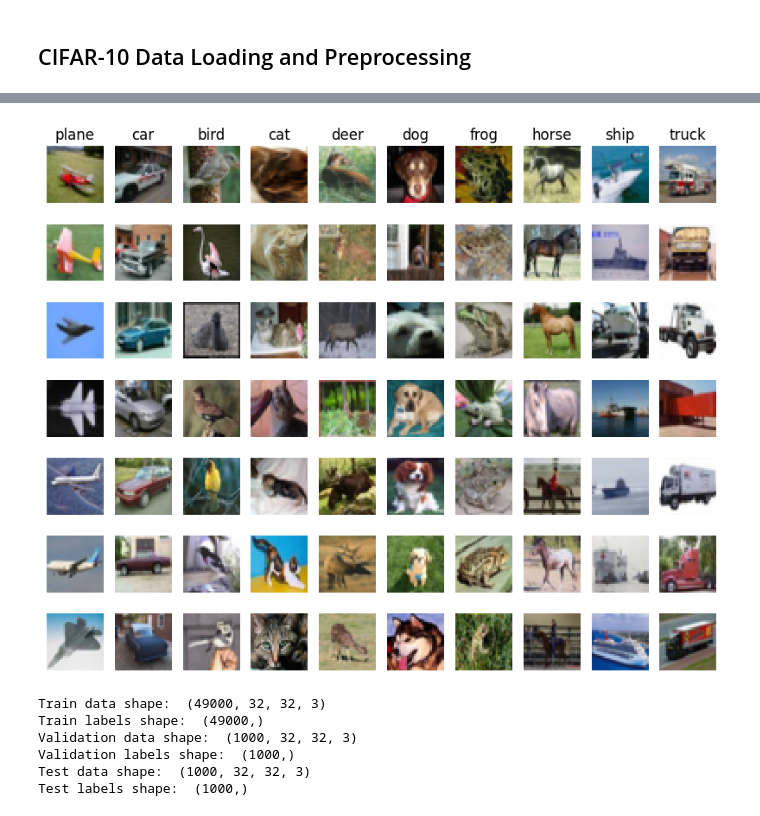
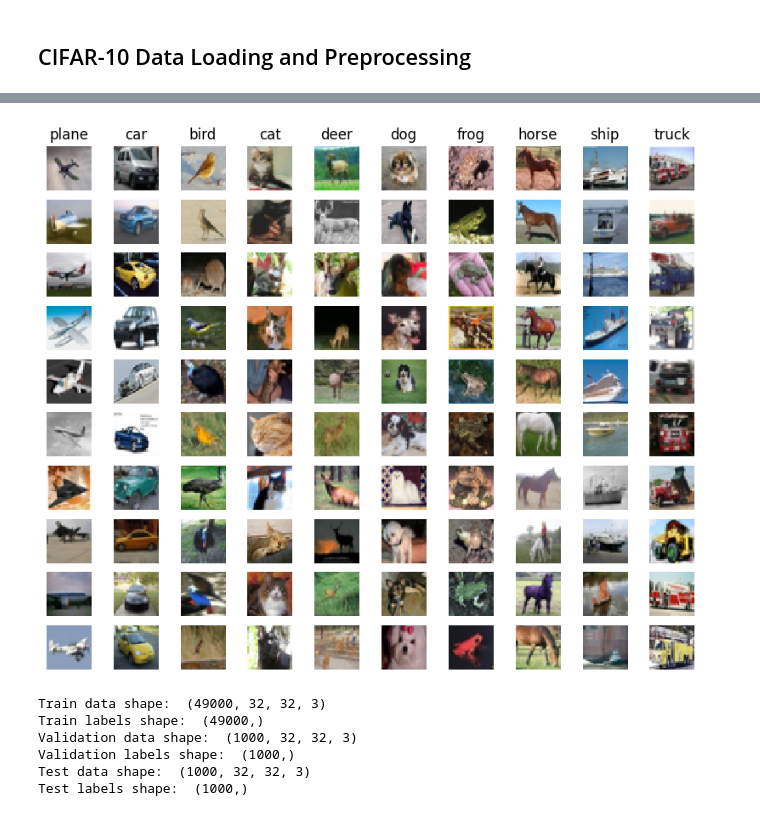
Before and after one commit to Dxy1307/CS231, a Jupyter notebook: assignments/assignment1/svm.ipynb, the cells around one changed output, grey strips where cells are left out. Cells and saved outputs as stored; diff of their text form; code cells hidden in the pictures.

```diff
--- a/assignments/assignment1/svm.ipynb
+++ b/assignments/assignment1/svm.ipynb
@@ -83,22 +84,22 @@ Test labels shape:  (10000,)
 # %%
 # Visualize some examples from the dataset.
 # We show a few examples of training images from each class.
 classes = ['plane', 'car', 'bird', 'cat', 'deer', 'dog', 'frog', 'horse', 'ship', 'truck']
 num_classes = len(classes)
-samples_per_class = 7
+samples_per_class = 10
 for y, cls in enumerate(classes):
     idxs = np.flatnonzero(y_train == y)
     idxs = np.random.choice(idxs, samples_per_class, replace=False)
     for i, idx in enumerate(idxs):
         plt_idx = i * num_classes + y + 1
         plt.subplot(samples_per_class, num_classes, plt_idx)
         plt.imshow(X_train[idx].astype('uint8'))
         plt.axis('off')
         if i == 0:
             plt.title(cls)
 plt.show()
 # %% [output]
-[figure, old version]
+[figure, new version]
 # %%
 # Split the data into train, val, and test sets. In addition we will
 # create a small development set as a subset of the training data;
```
Also changed, not shown: parts of 18 cells of this notebook, 3 other files.
